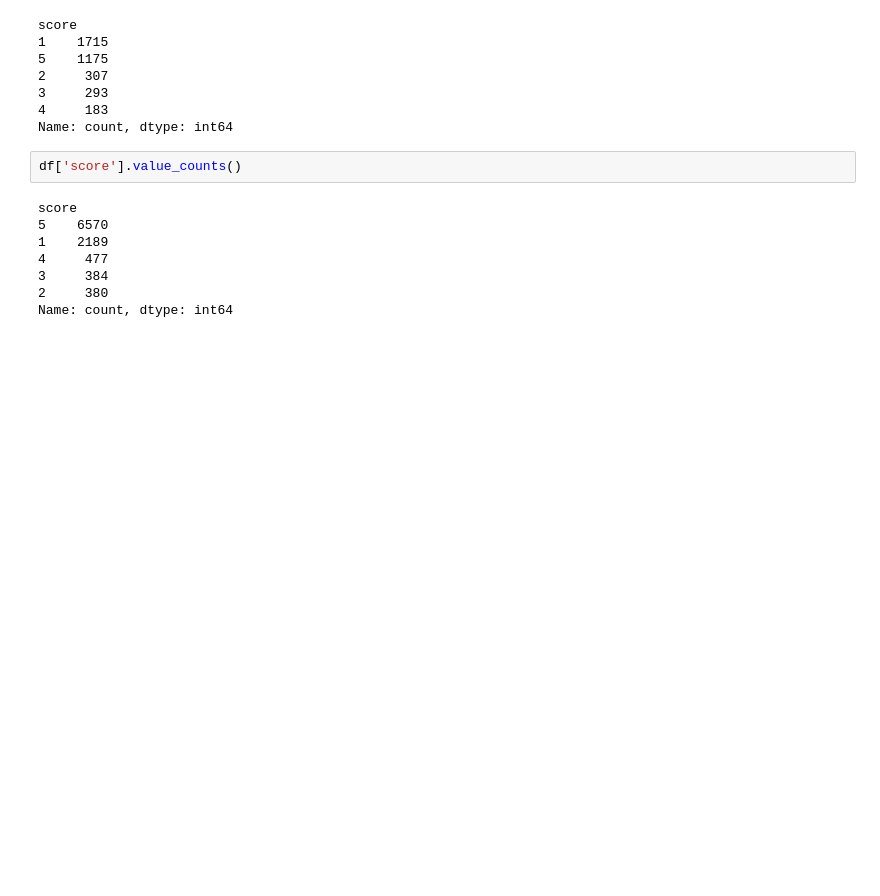
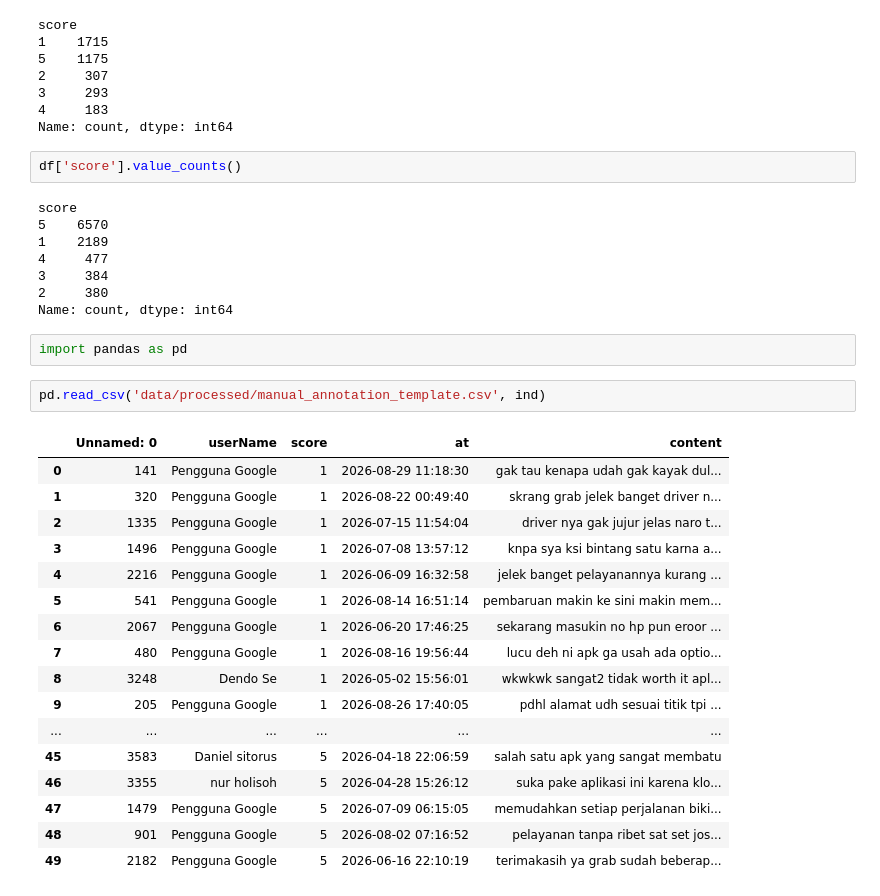
Before and after one commit to ProProcer/grab-voc-triage, a Jupyter notebook: notebooks/02_validate_taxonomy.ipynb, the cells around one changed output. Saved outputs shown, nothing was run; the diff lists cells and outputs as text; blank space fills up the shorter version.

Commit message:
change from preprocessing to data

```diff
--- a/notebooks/02_validate_taxonomy.ipynb
+++ b/notebooks/02_validate_taxonomy.ipynb
@@ -180,3 +180,25 @@ score
 3     384
 2     380
 Name: count, dtype: int64
+# %%
+import pandas as pd
+# %%
+pd.read_csv('data/processed/manual_annotation_template.csv', ind)
+# %% [output]
+|  | Unnamed: 0 | userName | score | at | content |
+| 0 | 141 | Pengguna Google | 1 | 2026-08-29 11:18:30 | gak tau kenapa udah gak kayak dul... |
+| 1 | 320 | Pengguna Google | 1 | 2026-08-22 00:49:40 | skrang grab jelek banget driver n... |
+| 2 | 1335 | Pengguna Google | 1 | 2026-07-15 11:54:04 | driver nya gak jujur jelas naro t... |
+| 3 | 1496 | Pengguna Google | 1 | 2026-07-08 13:57:12 | knpa sya ksi bintang satu karna a... |
+| 4 | 2216 | Pengguna Google | 1 | 2026-06-09 16:32:58 | jelek banget pelayanannya kurang ... |
+| 5 | 541 | Pengguna Google | 1 | 2026-08-14 16:51:14 | pembaruan makin ke sini makin mem... |
+| 6 | 2067 | Pengguna Google | 1 | 2026-06-20 17:46:25 | sekarang masukin no hp pun eroor ... |
+| 7 | 480 | Pengguna Google | 1 | 2026-08-16 19:56:44 | lucu deh ni apk ga usah ada optio... |
+| 8 | 3248 | Dendo Se | 1 | 2026-05-02 15:56:01 | wkwkwk sangat2 tidak worth it apl... |
+| 9 | 205 | Pengguna Google | 1 | 2026-08-26 17:40:05 | pdhl alamat udh sesuai titik tpi ... |
+| ... | ... | ... | ... | ... | ... |
+| 45 | 3583 | Daniel sitorus | 5 | 2026-04-18 22:06:59 | salah satu apk yang sangat membatu |
+| 46 | 3355 | nur holisoh | 5 | 2026-04-28 15:26:12 | suka pake aplikasi ini karena klo... |
+| 47 | 1479 | Pengguna Google | 5 | 2026-07-09 06:15:05 | memudahkan setiap perjalanan biki... |
+| 48 | 901 | Pengguna Google | 5 | 2026-08-02 07:16:52 | pelayanan tanpa ribet sat set jos... |
+| 49 | 2182 | Pengguna Google | 5 | 2026-06-16 22:10:19 | terimakasih ya grab sudah beberap... |
```
Also changed, not shown: 3 other files.
